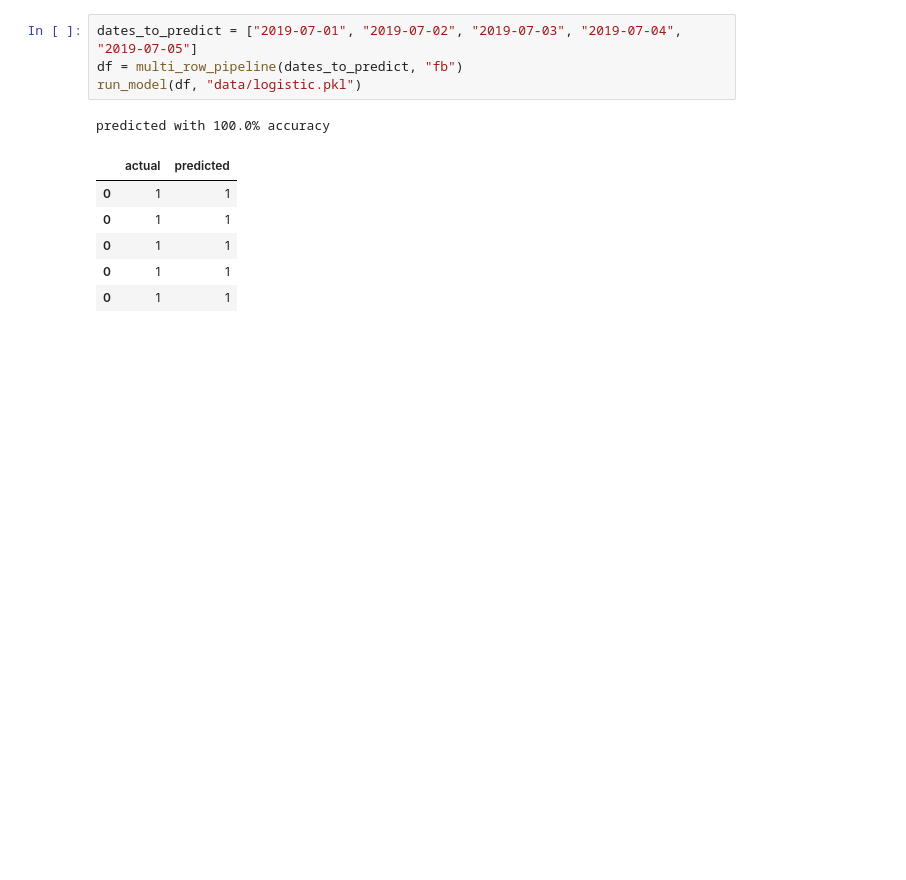
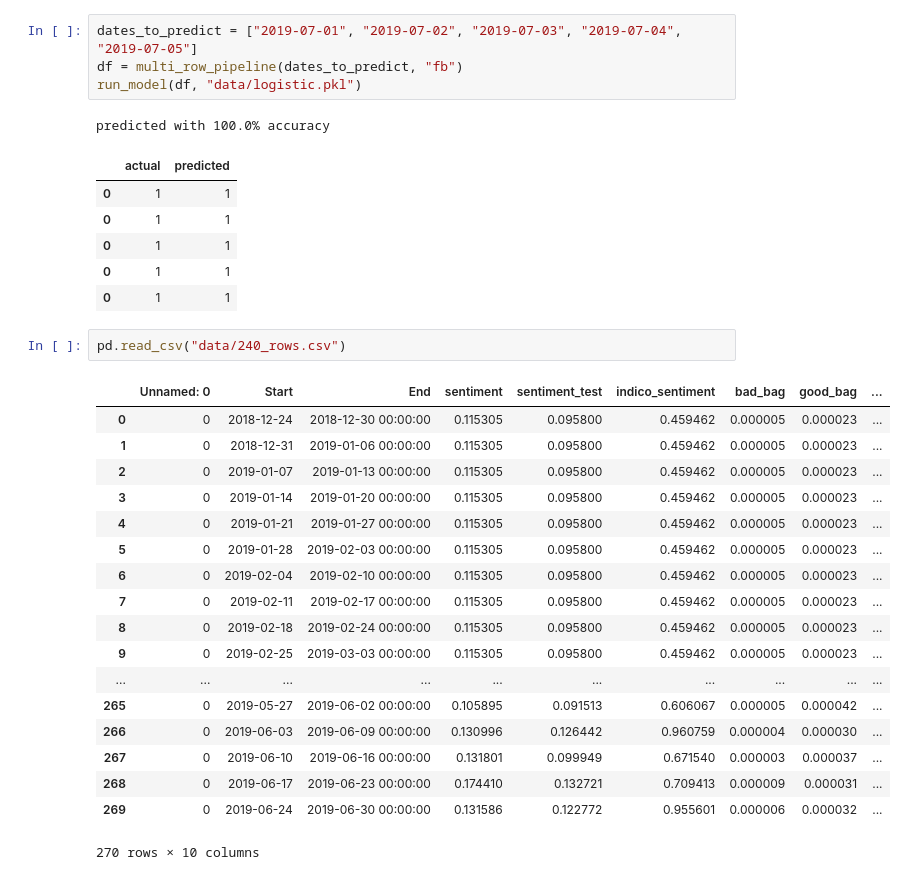
Before and after one commit to prisubs/CompliantWeb, a Jupyter notebook: web/serialize_model.ipynb, the cells around one changed output. Cells and saved outputs as stored; diff of their text form; blank space fills up the shorter version.

```diff
--- a/web/serialize_model.ipynb
+++ b/web/serialize_model.ipynb
@@ -227,3 +227,24 @@ predicted with 100.0% accuracy
 | 0 | 1 | 1 |
 | 0 | 1 | 1 |
 | 0 | 1 | 1 |
+# %%
+pd.read_csv("data/240_rows.csv")
+# %% [output]
+|  | Unnamed: 0 | Start | End | sentiment | sentiment_test | indico_sentiment | bad_bag | good_bag | ... |
+| 0 | 0 | 2018-12-24 | 2018-12-30 00:00:00 | 0.115305 | 0.095800 | 0.459462 | 0.000005 | 0.000023 | ... |
+| 1 | 0 | 2018-12-31 | 2019-01-06 00:00:00 | 0.115305 | 0.095800 | 0.459462 | 0.000005 | 0.000023 | ... |
+| 2 | 0 | 2019-01-07 | 2019-01-13 00:00:00 | 0.115305 | 0.095800 | 0.459462 | 0.000005 | 0.000023 | ... |
+| 3 | 0 | 2019-01-14 | 2019-01-20 00:00:00 | 0.115305 | 0.095800 | 0.459462 | 0.000005 | 0.000023 | ... |
+| 4 | 0 | 2019-01-21 | 2019-01-27 00:00:00 | 0.115305 | 0.095800 | 0.459462 | 0.000005 | 0.000023 | ... |
+| 5 | 0 | 2019-01-28 | 2019-02-03 00:00:00 | 0.115305 | 0.095800 | 0.459462 | 0.000005 | 0.000023 | ... |
+| 6 | 0 | 2019-02-04 | 2019-02-10 00:00:00 | 0.115305 | 0.095800 | 0.459462 | 0.000005 | 0.000023 | ... |
+| 7 | 0 | 2019-02-11 | 2019-02-17 00:00:00 | 0.115305 | 0.095800 | 0.459462 | 0.000005 | 0.000023 | ... |
+| 8 | 0 | 2019-02-18 | 2019-02-24 00:00:00 | 0.115305 | 0.095800 | 0.459462 | 0.000005 | 0.000023 | ... |
+| 9 | 0 | 2019-02-25 | 2019-03-03 00:00:00 | 0.115305 | 0.095800 | 0.459462 | 0.000005 | 0.000023 | ... |
+| ... | ... | ... | ... | ... | ... | ... | ... | ... | ... |
+| 265 | 0 | 2019-05-27 | 2019-06-02 00:00:00 | 0.105895 | 0.091513 | 0.606067 | 0.000005 | 0.000042 | ... |
+| 266 | 0 | 2019-06-03 | 2019-06-09 00:00:00 | 0.130996 | 0.126442 | 0.960759 | 0.000004 | 0.000030 | ... |
+| 267 | 0 | 2019-06-10 | 2019-06-16 00:00:00 | 0.131801 | 0.099949 | 0.671540 | 0.000003 | 0.000037 | ... |
+| 268 | 0 | 2019-06-17 | 2019-06-23 00:00:00 | 0.174410 | 0.132721 | 0.709413 | 0.000009 | 0.000031 | ... |
+| 269 | 0 | 2019-06-24 | 2019-06-30 00:00:00 | 0.131586 | 0.122772 | 0.955601 | 0.000006 | 0.000032 | ... |
+270 rows × 10 columns
```
Also changed, not shown: 2 other files.
